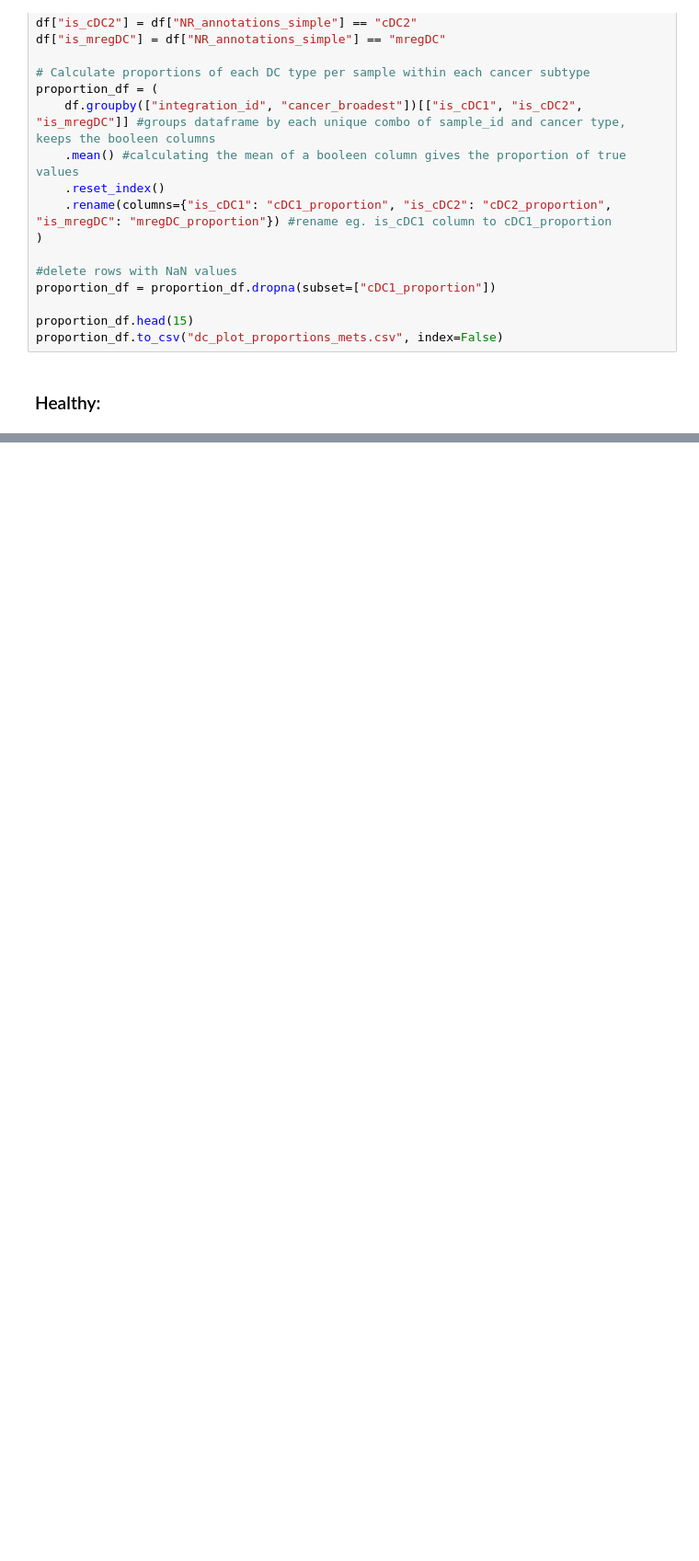
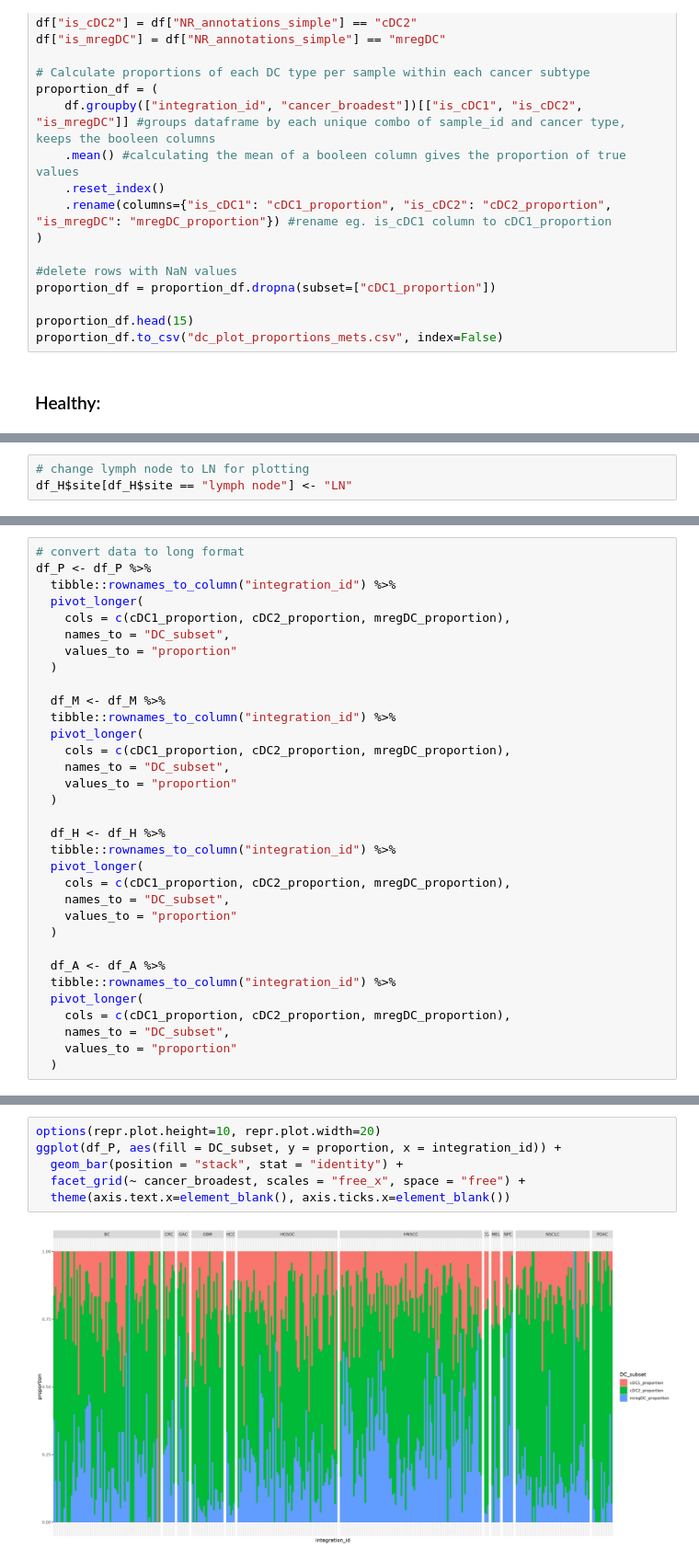
Before and after one commit to tuonglab/Nikita-project, a Jupyter notebook: notebooks/2025-05-07_Stacked-Proportions.ipynb, the cells around one changed output, grey strips where cells are left out. Shown at 92% size. Cells and saved outputs as stored; diff of their text form; blank space fills up the shorter version.

Commit message:
stacked proportions plot

```diff
--- a/notebooks/2025-05-07_Stacked-Proportions.ipynb
+++ b/notebooks/2025-05-07_Stacked-Proportions.ipynb
@@ -103,0 +140,3 @@ proportion_df.to_csv("dc_plot_proportions_healthy.csv", index=False)
+# %%
+# change lymph node to LN for plotting
+df_H$site[df_H$site == "lymph node"] <- "LN"
@@ -103,0 +160,33 @@ proportion_df.to_csv("dc_plot_proportions_healthy.csv", index=False)
+# %%
+# convert data to long format
+df_P <- df_P %>%
+  tibble::rownames_to_column("integration_id") %>%
+  pivot_longer(
+    cols = c(cDC1_proportion, cDC2_proportion, mregDC_proportion),
+    names_to = "DC_subset",
+    values_to = "proportion"
+  )
+
+  df_M <- df_M %>%
+  tibble::rownames_to_column("integration_id") %>%
+  pivot_longer(
+    cols = c(cDC1_proportion, cDC2_proportion, mregDC_proportion),
+    names_to = "DC_subset",
+    values_to = "proportion"
+  )
+
+  df_H <- df_H %>%
+  tibble::rownames_to_column("integration_id") %>%
+  pivot_longer(
+    cols = c(cDC1_proportion, cDC2_proportion, mregDC_proportion),
+    names_to = "DC_subset",
+    values_to = "proportion"
+  )
+
+  df_A <- df_A %>%
+  tibble::rownames_to_column("integration_id") %>%
+  pivot_longer(
+    cols = c(cDC1_proportion, cDC2_proportion, mregDC_proportion),
+    names_to = "DC_subset",
+    values_to = "proportion"
+  )
@@ -103,0 +205,8 @@ proportion_df.to_csv("dc_plot_proportions_healthy.csv", index=False)
+# %%
+options(repr.plot.height=10, repr.plot.width=20)
+ggplot(df_P, aes(fill = DC_subset, y = proportion, x = integration_id)) +
+  geom_bar(position = "stack", stat = "identity") +
+  facet_grid(~ cancer_broadest, scales = "free_x", space = "free") +
+  theme(axis.text.x=element_blank(), axis.ticks.x=element_blank())
+# %% [output]
+[figure, added]
```
Also changed, not shown: parts of 15 cells of this notebook.
